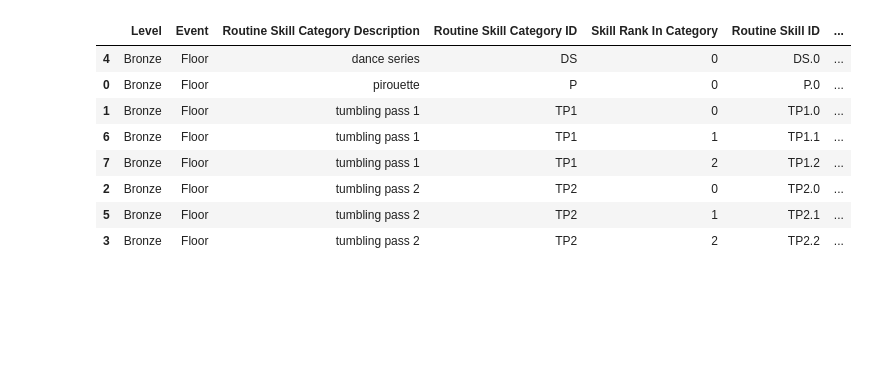
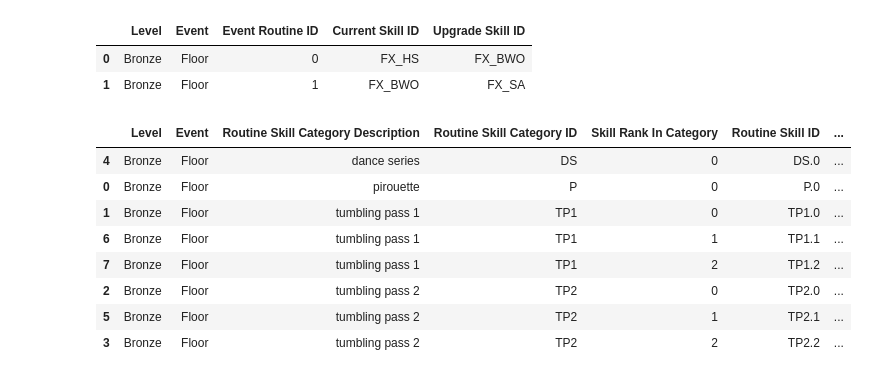
Before and after one commit to evelynstamey/ginnastix, a Jupyter notebook: src/ginnastix_class/notebook.ipynb, the cells around one changed output. Cells and saved outputs as stored; diff of their text form; code cells hidden in the pictures; blank space fills up the shorter version.

```diff
--- a/src/ginnastix_class/notebook.ipynb
+++ b/src/ginnastix_class/notebook.ipynb
@@ -1,3 +1,70 @@
+# %%
+import pandas as pd
+
+df = pd.DataFrame(
+    [
+        ["Bronze", "Floor", "pirouette", "P", 0, "P.0", "FX_P[180]", 0],
+        ["Bronze", "Floor", "dance series", "DS", 0, "DS.0", "FX_SPL[60]", 0],
+        ["Bronze", "Floor", "tumbling pass 1", "TP1", 0, "TP1.0", "FX_CWSI", pd.NA],
+        ["Bronze", "Floor", "tumbling pass 1", "TP1", 1, "TP1.1", "FX_RO", pd.NA],
+        ["Bronze", "Floor", "tumbling pass 1", "TP1", 2, "TP1.2", "FX_ROBHS", 0],
+        ["Bronze", "Floor", "tumbling pass 2", "TP2", 0, "TP2.0", "FX_HS", 0],
+        ["Bronze", "Floor", "tumbling pass 2", "TP2", 1, "TP2.1", "FX_BWO", 1],
+        ["Bronze", "Floor", "tumbling pass 2", "TP2", 2, "TP2.2", "FX_SA", 2],
+    ],
+    columns=[
+        "Level",
+        "Event",
+        "Routine Skill Category Description",
+        "Routine Skill Category ID",
+        "Skill Rank In Category",
+        "Routine Skill ID",
+        "Skill ID",
+        "Upgrade Order",
+    ],
+)
+
+
+df["_has_zero_skill"] = df.groupby(["Level", "Event", "Routine Skill Category ID"])[
+    "Upgrade Order"
+].transform(lambda x: any([i == 1 if not pd.isna(i) else False for i in x]))
+
+
+_df = df[
+    ((df["Upgrade Order"] == 0) & ~(df["_has_zero_skill"]))
+    | (df["Upgrade Order"].isna())
+]
+simplified_df = df.drop(_df.index).reset_index(drop=True)
+simplified_df["n+1"] = simplified_df["Upgrade Order"] + 1
+
+skill_pairs_df = (
+    pd.merge(
+        simplified_df[["Level", "Event", "Upgrade Order", "n+1", "Skill ID"]],
+        simplified_df[["Level", "Event", "Upgrade Order", "n+1", "Skill ID"]],
+        right_on=["Level", "Event", "Upgrade Order"],
+        left_on=["Level", "Event", "n+1"],
+        how="inner",
+        suffixes=("", "+1"),
+    )
+    .sort_values(["Level", "Event", "Upgrade Order"])
+    .reset_index(drop=True)
+)
+skill_pairs_df = skill_pairs_df[
+    ["Level", "Event", "Upgrade Order", "Skill ID", "Skill ID+1"]
+]
+skill_pairs_df.rename(
+    columns={
+        "Upgrade Order": "Event Routine ID",
+        "Skill ID": "Current Skill ID",
+        "Skill ID+1": "Upgrade Skill ID",
+    },
+    inplace=True,
+)
+skill_pairs_df
+# %% [output]
+|  | Level | Event | Event Routine ID | Current Skill ID | Upgrade Skill ID |
+| 0 | Bronze | Floor | 0 | FX_HS | FX_BWO |
+| 1 | Bronze | Floor | 1 | FX_BWO | FX_SA |
 # %%
 import pandas as pd
 
```
Also changed, not shown: 3 other files.
